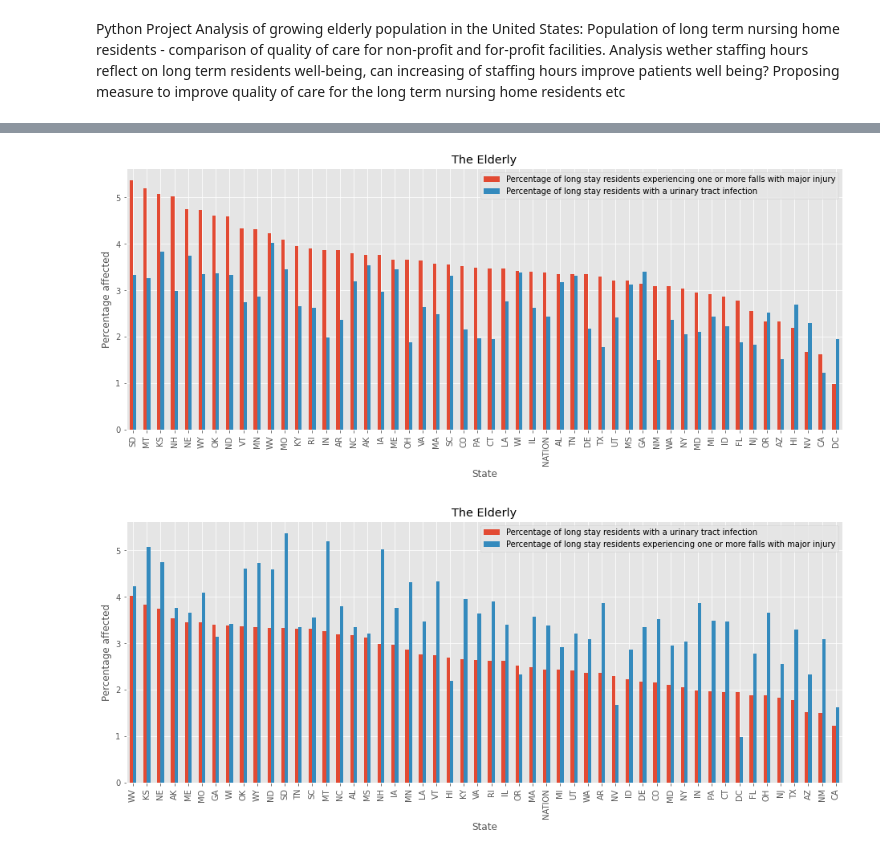
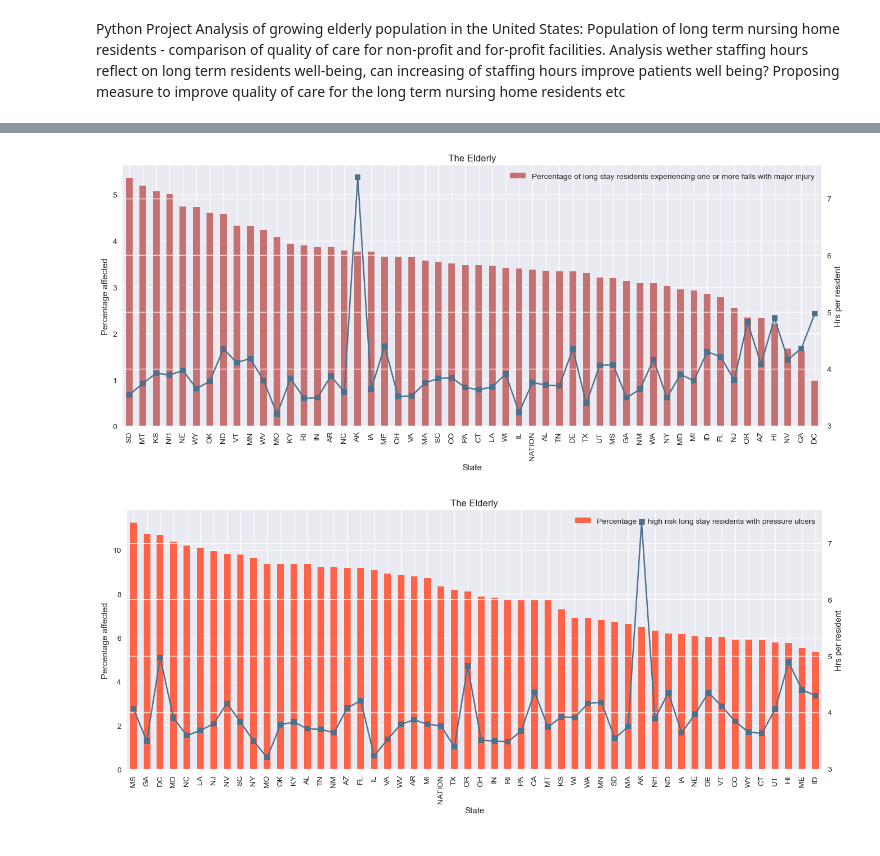
Before and after one commit to AlexGalczak/Python-term-project, a Jupyter notebook: AG Python Project.ipynb, the cells around one changed output, grey strips where cells are left out. Cells and saved outputs as stored; diff of their text form; code cells hidden in the pictures.

```diff
--- a/AG Python Project.ipynb
+++ b/AG Python Project.ipynb
@@ -10,7 +10,10 @@ import pandas as pd
 import re
 
 from matplotlib import pyplot as plt
-plt.style.use('ggplot')
+import matplotlib as mlp
+#plt.style.use('ggplot')
+plt.style.use('seaborn-notebook')
 
 from plotly.subplots import make_subplots
 import plotly.graph_objects as go
+from matplotlib import cm
@@ -153,23 +76,42 @@ state_ave_plot = (state_ave.sort_values('Percentage of high risk long stay resid
 plt.rcParams["figure.figsize"] = [16, 6]
 
 
+
 state_ave_plot = (state_ave.sort_values('Percentage of long stay residents experiencing one or more falls with major injury',\
                      ascending = False).plot.bar(x='State or Nation',
-                        y=['Percentage of long stay residents experiencing one or more falls with major injury',
-                           'Percentage of long stay residents with a urinary tract infection']
+                        y=['Percentage of long stay residents experiencing one or more falls with major injury']
                                     , rot=90,
-                  title = 'The Elderly', xlabel = 'State', ylabel = 'Percentage affected'))
+                  title = 'The Elderly', xlabel = 'State', ylabel = 'Percentage affected', color ='#C67171'))
+
+
+
+
+ax2=state_ave_plot.twinx()
+
+ax2.plot(state_ave.sort_values('Percentage of long stay residents experiencing one or more falls with major injury',\
+                     ascending = False)['State or Nation'], state_ave.sort_values('Percentage of long stay residents experiencing one or more falls with major injury',\
+                     ascending = False)['Reported Total Nurse Staffing Hours per Resident per Day'], color = '#4A708B', marker = "s")
+ax2.set_ylabel("Hrs per resident")
+plt.show()
 # %% [output]
-[figure, old version]
+[figure, new version]
 # %%
 plt.rcParams["figure.figsize"] = [16, 6]
 
 
-state_ave_plot = (state_ave.sort_values('Percentage of long stay residents with a urinary tract infection',\
+state_ave_plot = (state_ave.sort_values('Percentage of high risk long stay residents with pressure ulcers',\
                      ascending = False).plot.bar(x='State or Nation',
-                        y=['Percentage of long stay residents with a urinary tract infection',
-                          'Percentage of long stay residents experiencing one or more falls with major injury']
+                        y=['Percentage of high risk long stay residents with pressure ulcers']
                                     , rot=90,
-                  title = 'The Elderly', xlabel = 'State', ylabel = 'Percentage affected'))
+                  title = 'The Elderly', xlabel = 'State', ylabel = 'Percentage affected', color = '#FF6347'))
+
+
+ax2=state_ave_plot.twinx()
+
+ax2.plot(state_ave.sort_values('Percentage of high risk long stay residents with pressure ulcers',\
+                     ascending = False)['State or Nation'], state_ave.sort_values('Percentage of high risk long stay residents with pressure ulcers',\
+                     ascending = False)['Reported Total Nurse Staffing Hours per Resident per Day'], color = '#4A708B', marker = "s")
+ax2.set_ylabel("Hrs per resident")
+plt.show()
 # %% [output]
-[figure, old version]
+[figure, new version]
```
Also changed, not shown: parts of 21 cells of this notebook.
